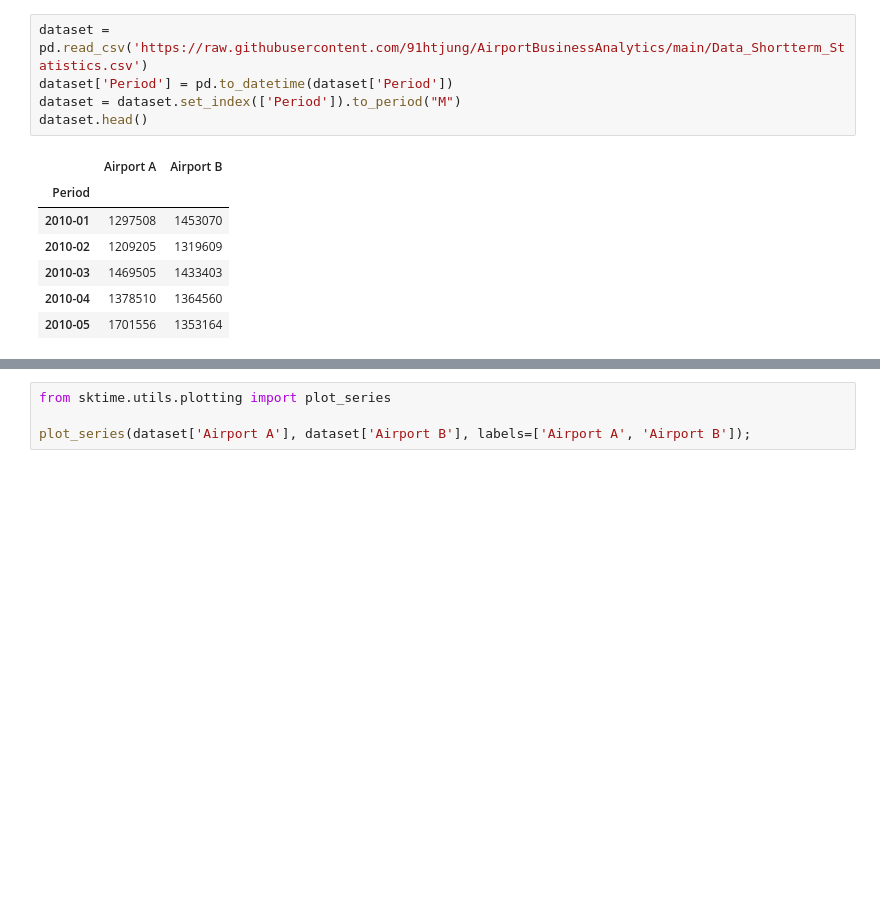
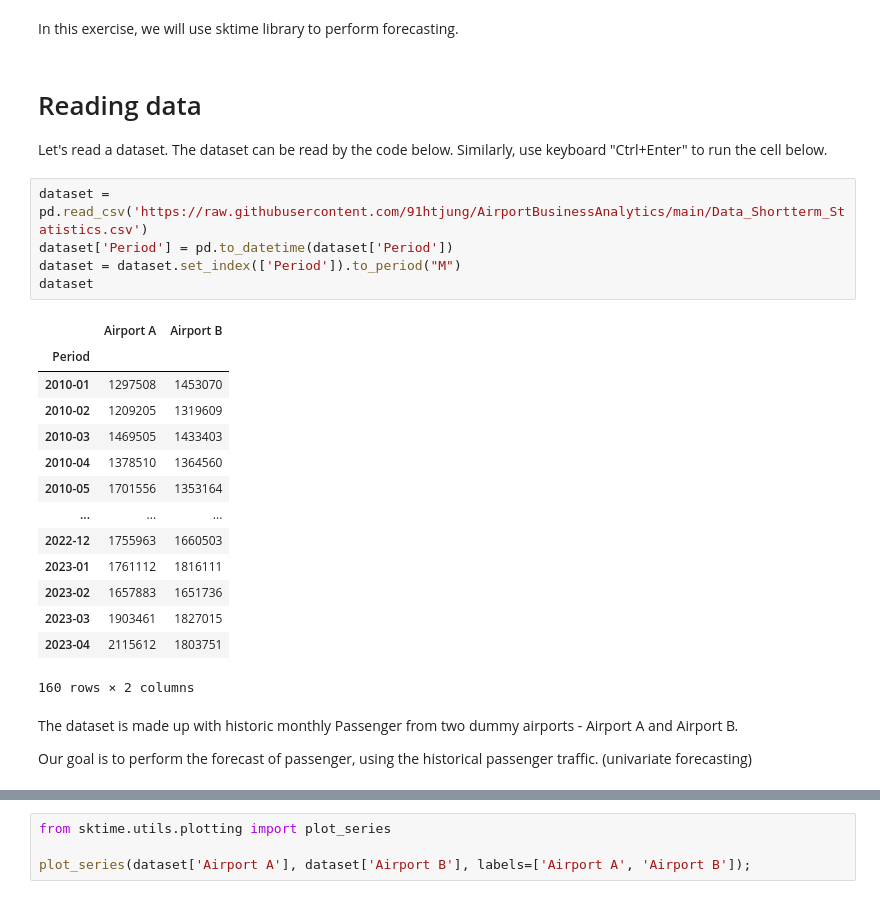
Before and after one commit to 91htjung/AirportBusinessAnalytics, a Jupyter notebook: 02-Forecast_Shortterm_Ststistics.ipynb, the cells around one changed output, grey strips where cells are left out. Cells and saved outputs as stored; diff of their text form; blank space fills up the shorter version.

```diff
--- a/02-Forecast_Shortterm_Ststistics.ipynb
+++ b/02-Forecast_Shortterm_Ststistics.ipynb
@@ -38,13 +63,30 @@ Requirement already satisfied: six>=1.5 in /usr/local/lib/python3.10/dist-packag
+# %% [markdown]
+In this exercise, we will use sktime library to perform forecasting.
+# %% [markdown]
+# Reading data
+
+Let's read a dataset. The dataset can be read by the code below. Similarly, use keyboard "Ctrl+Enter" to run the cell below.
 # %%
 dataset = pd.read_csv('https://raw.githubusercontent.com/91htjung/AirportBusinessAnalytics/main/Data_Shortterm_Statistics.csv')
 dataset['Period'] = pd.to_datetime(dataset['Period'])
 dataset = dataset.set_index(['Period']).to_period("M")
-dataset.head()
+dataset
 # %% [output]
 |  | Airport A | Airport B |
 | Period |  |  |
 | 2010-01 | 1297508 | 1453070 |
 | 2010-02 | 1209205 | 1319609 |
 | 2010-03 | 1469505 | 1433403 |
 | 2010-04 | 1378510 | 1364560 |
 | 2010-05 | 1701556 | 1353164 |
+| ... | ... | ... |
+| 2022-12 | 1755963 | 1660503 |
+| 2023-01 | 1761112 | 1816111 |
+| 2023-02 | 1657883 | 1651736 |
+| 2023-03 | 1903461 | 1827015 |
+| 2023-04 | 2115612 | 1803751 |
+160 rows × 2 columns
+# %% [markdown]
+The dataset is made up with historic monthly Passenger from two dummy airports - Airport A and Airport B.
+
+Our goal is to perform the forecast of passenger, using the historical passenger traffic. (univariate forecasting)
```
Also changed, not shown: parts of 25 cells of this notebook.
